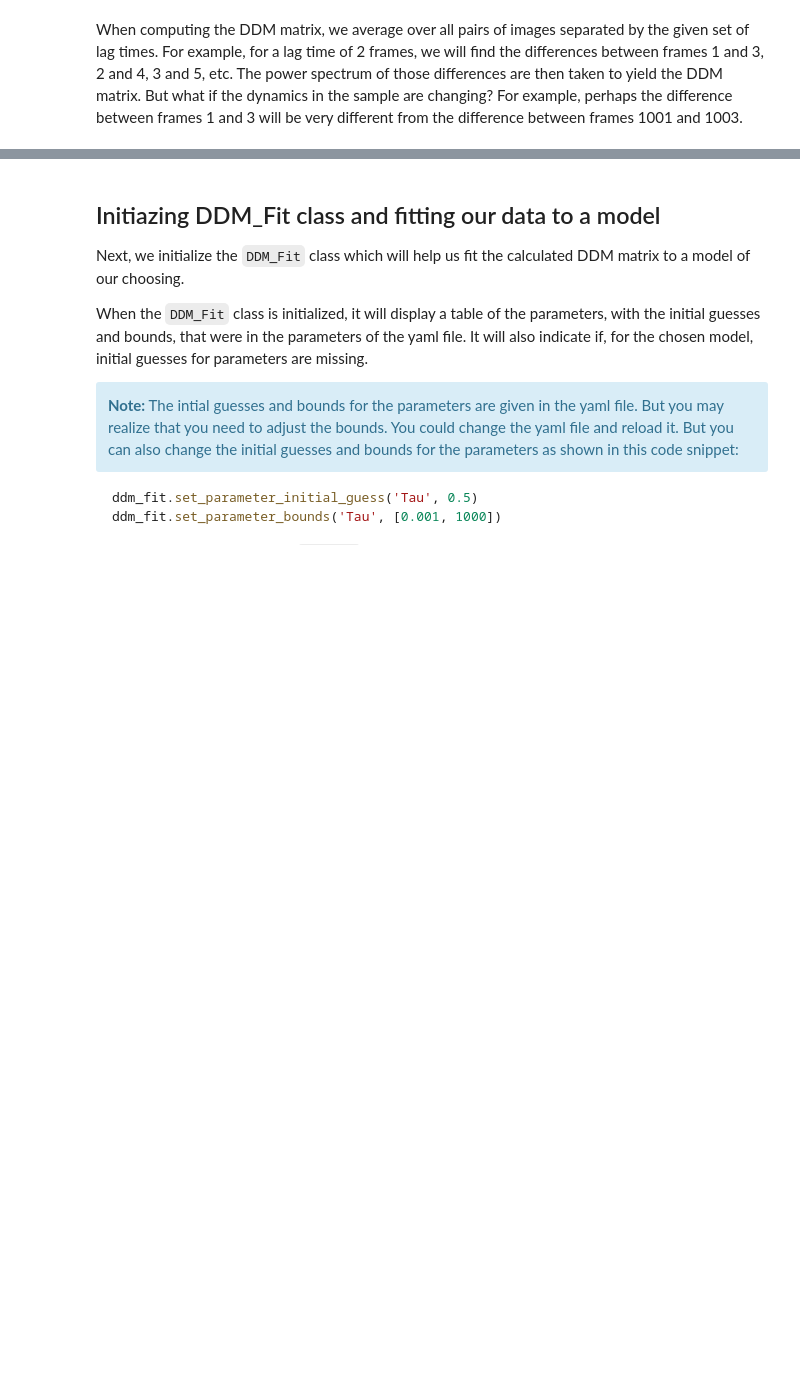
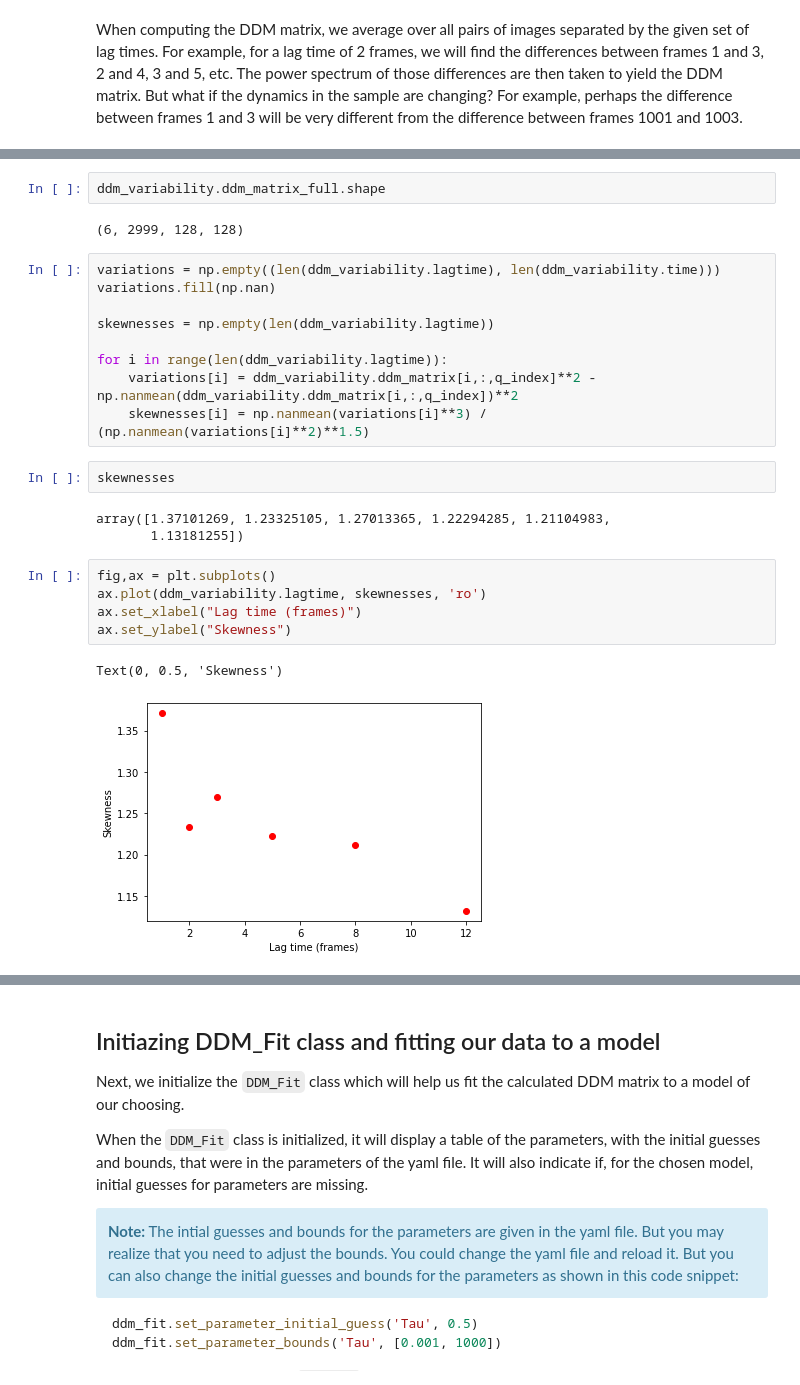
Before and after one commit to rmcgorty/PyDDM, a Jupyter notebook: Examples/DDM - Walkthrough - Diffusing Silica Beads - Variability of DDM Matrix.ipynb, the cells around one changed output, grey strips where cells are left out. Saved outputs shown, nothing was run; the diff lists cells and outputs as text; blank space fills up the shorter version.

```diff
--- a/Examples/DDM - Walkthrough - Diffusing Silica Beads - Variability of DDM Matrix.ipynb
+++ b/Examples/DDM - Walkthrough - Diffusing Silica Beads - Variability of DDM Matrix.ipynb
@@ -126,4 +128,30 @@ Data variables:
 Attributes:
     AlignmentFactorAxis:  0
+# %%
+ddm_variability.ddm_matrix_full.shape
+# %% [output]
+(6, 2999, 128, 128)
+# %%
+variations = np.empty((len(ddm_variability.lagtime), len(ddm_variability.time)))
+variations.fill(np.nan)
+
+skewnesses = np.empty(len(ddm_variability.lagtime))
+
+for i in range(len(ddm_variability.lagtime)):
+    variations[i] = ddm_variability.ddm_matrix[i,:,q_index]**2 - np.nanmean(ddm_variability.ddm_matrix[i,:,q_index])**2
+    skewnesses[i] = np.nanmean(variations[i]**3) / (np.nanmean(variations[i]**2)**1.5)
+# %%
+skewnesses
+# %% [output]
+array([1.37101269, 1.23325105, 1.27013365, 1.22294285, 1.21104983,
+       1.13181255])
+# %%
+fig,ax = plt.subplots()
+ax.plot(ddm_variability.lagtime, skewnesses, 'ro')
+ax.set_xlabel("Lag time (frames)")
+ax.set_ylabel("Skewness")
+# %% [output]
+Text(0, 0.5, 'Skewness')
+[figure, added]
 # %%
 fig,ax = plt.subplots()
```
Also changed, not shown: parts of 6 cells of this notebook, 2 other files.
